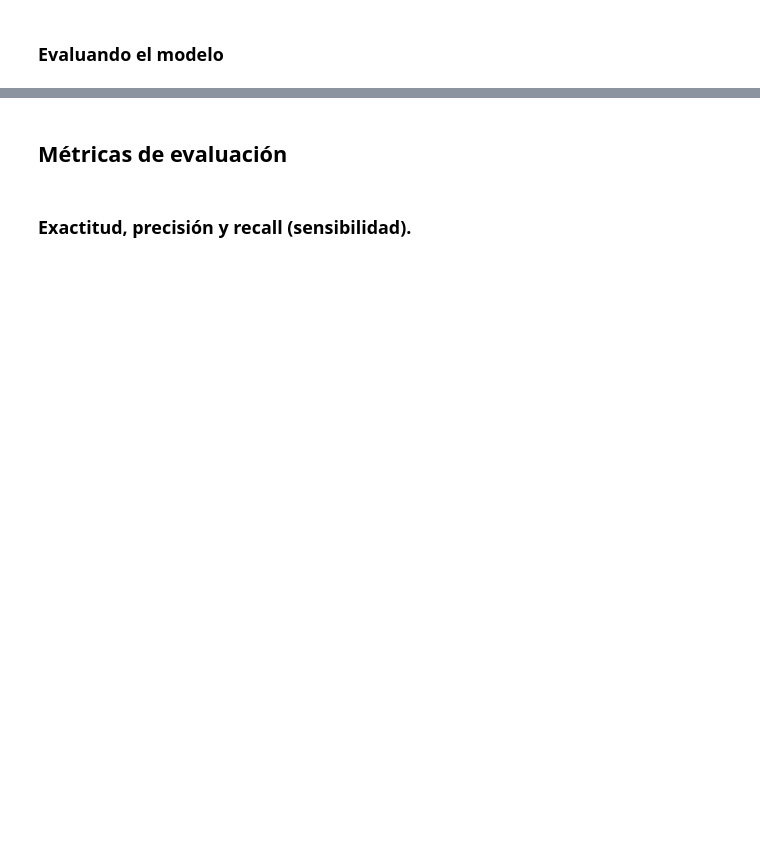
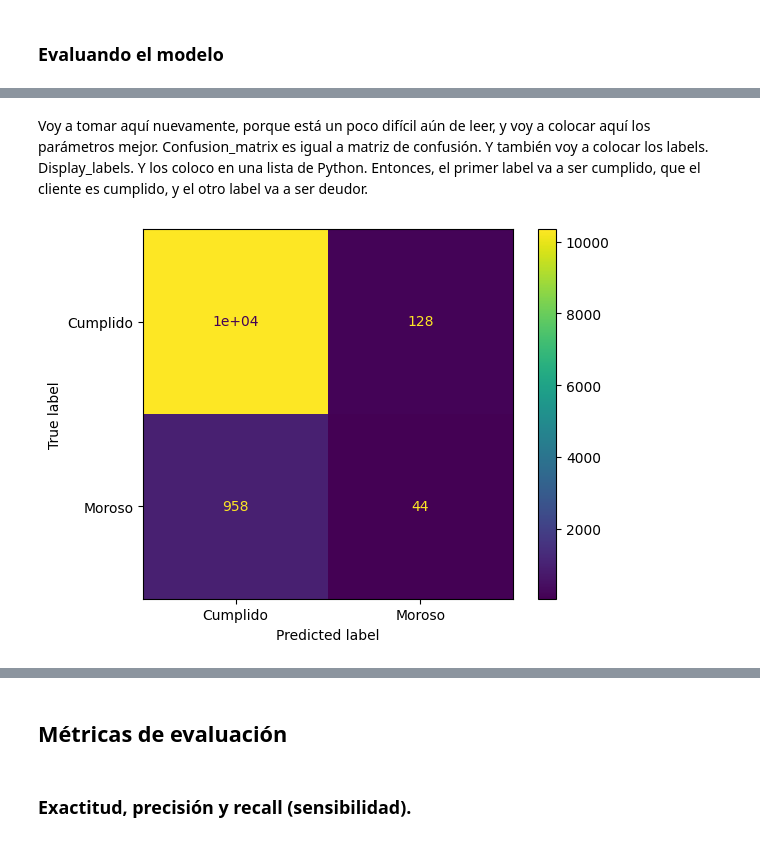
Before and after one commit to evs-11/Clasificaci-n_Validacion-de-Modelos-y-Metricas-de-Evaluacion, a Jupyter notebook: Clasificacion_validacion_y_metricas.ipynb, the cells around one changed output, grey strips where cells are left out. Drawn from its saved outputs; the diff is of its cells as text; code cells hidden in the pictures; blank space fills up the shorter version.

```diff
--- a/Clasificacion_validacion_y_metricas.ipynb
+++ b/Clasificacion_validacion_y_metricas.ipynb
@@ -76,0 +140,8 @@ Con el objetivo de verificar la capacidad de generalización de un modelo, debem
+# %% [markdown]
+Voy a tomar aquí nuevamente, porque está un poco difícil aún de leer, y voy a colocar aquí los parámetros mejor. Confusion_matrix es igual a matriz de confusión. Y también voy a colocar los labels. Display_labels. Y los coloco en una lista de Python. Entonces, el primer label va a ser cumplido, que el cliente es cumplido, y el otro label va a ser deudor.
+# %%
+
+visualizacion = ConfusionMatrixDisplay(confusion_matrix = matriz_confusion,display_labels=['Cumplido','Moroso'])
+visualizacion.plot();
+# %% [output]
+[figure, added]
```
Also changed, not shown: parts of 68 cells of this notebook.
